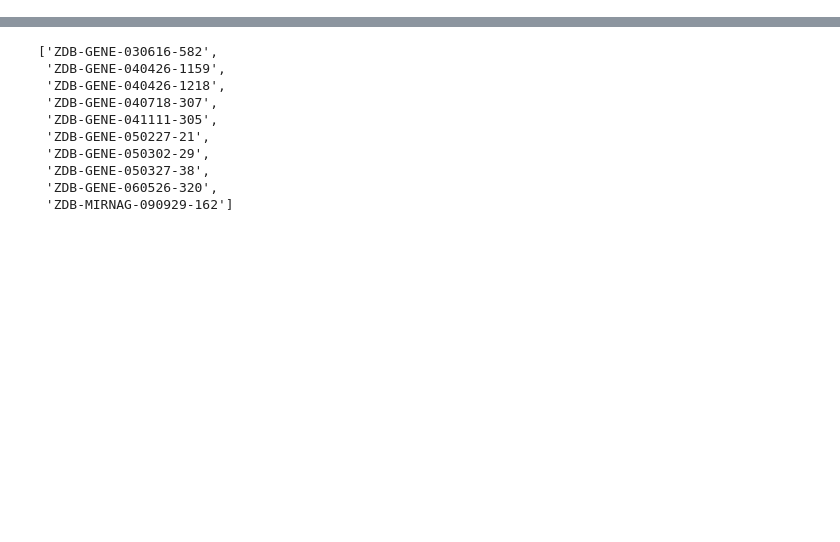
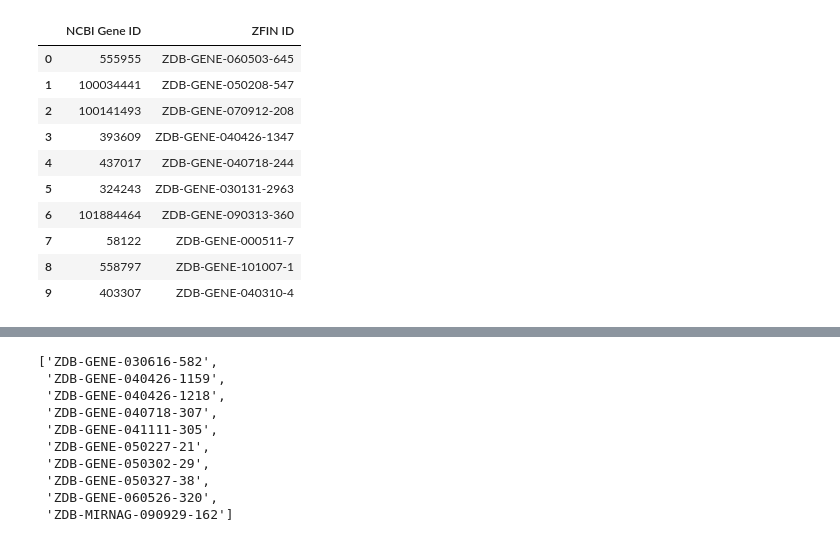
Before and after one commit to sdsucomptox/danrerlib, a Jupyter notebook: tutorials/scratch.ipynb, the cells around one changed output, grey strips where cells are left out. Drawn from its saved outputs; the diff is of its cells as text; code cells hidden in the pictures; blank space fills up the shorter version.

Commit message:
add_mapped_column tests

```diff
--- a/tutorials/scratch.ipynb
+++ b/tutorials/scratch.ipynb
@@ -25,3 +26,34 @@ out_data_dir = cwd / Path('data/out_data/')
 
 # note: I am using the Path package to take care of any operating
 #       system differences for users of this tutorial
+# %%
+ncbi_in_path = '../tests/data/in_data/mapping/ncbi_genes.txt'
+zfin_in_path = '../tests/data/in_data/mapping/zfin_genes.txt'
+
+ncbi_to_zfin_out_path = '../tests/data/out_data/mapping/ncbi_to_zfin.txt'
+zfin_to_ncbi_out_path = '../tests/data/out_data/mapping/zfin_to_ncbi.txt'
+
+ncbi_in_df = pd.read_csv(ncbi_in_path, sep = '\t')
+zfin_in_df = pd.read_csv(zfin_in_path, sep = '\t')
+
+ncbi_to_zfin_out_df = pd.read_csv(ncbi_to_zfin_out_path, sep = '\t')
+zfin_to_ncbi_out_df = pd.read_csv(zfin_to_ncbi_out_path, sep = '\t')
+
+# ------- as list
+ncbi_list = ncbi_in_df[NCBI_ID].to_list()
+zfin_list = zfin_in_df[ZFIN_ID].to_list()
+
+out_ids = mapping.add_mapped_column(ncbi_list, NCBI_ID, ZFIN_ID)
+out_idssort_values(by=NCBI_ID)
+# %% [output]
+|  | NCBI Gene ID | ZFIN ID |
+| 0 | 555955 | ZDB-GENE-060503-645 |
+| 1 | 100034441 | ZDB-GENE-050208-547 |
+| 2 | 100141493 | ZDB-GENE-070912-208 |
+| 3 | 393609 | ZDB-GENE-040426-1347 |
+| 4 | 437017 | ZDB-GENE-040718-244 |
+| 5 | 324243 | ZDB-GENE-030131-2963 |
+| 6 | 101884464 | ZDB-GENE-090313-360 |
+| 7 | 58122 | ZDB-GENE-000511-7 |
+| 8 | 558797 | ZDB-GENE-101007-1 |
+| 9 | 403307 | ZDB-GENE-040310-4 |
```
Also changed, not shown: parts of 12 cells of this notebook, 19 other files.
